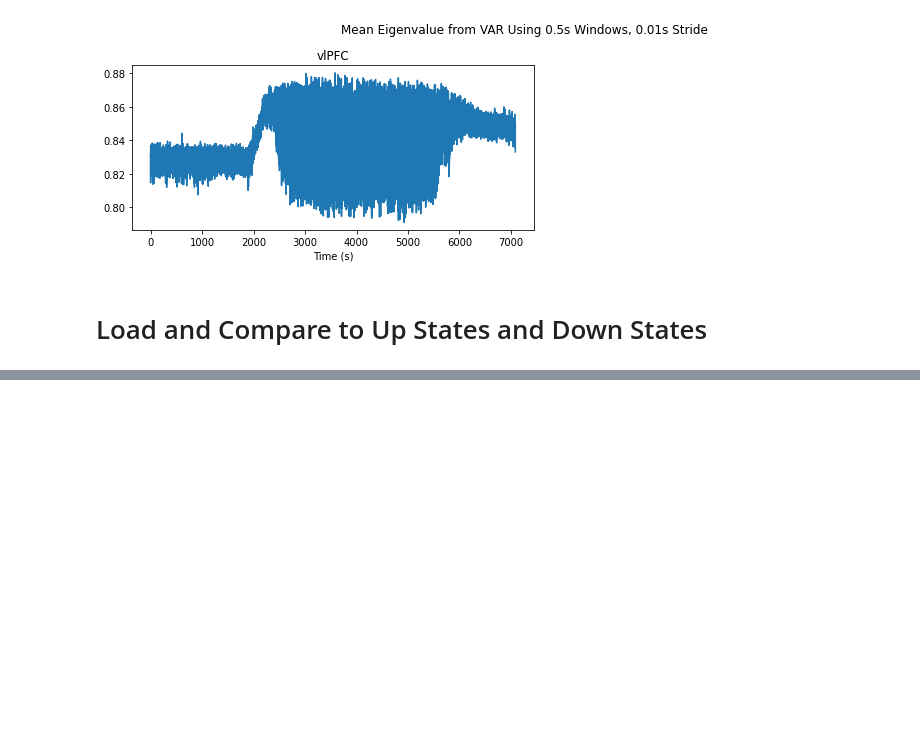
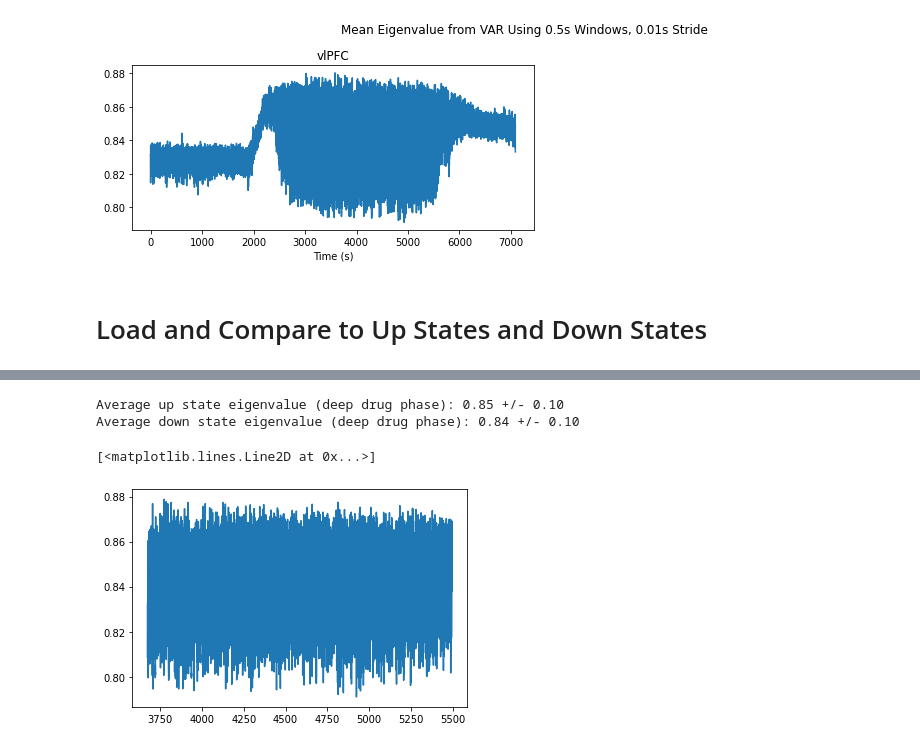
Before and after one commit to adamjeisen/ChaoticConsciousness, a Jupyter notebook: _sandbox/reservoir_computing/2021-08-10 - VAR Window Sizing + Overlap.ipynb, the cells around one changed output, grey strips where cells are left out. Drawn from its saved outputs; the diff is of its cells as text; code cells hidden in the pictures; blank space fills up the shorter version.

```diff
--- a/_sandbox/reservoir_computing/2021-08-10 - VAR Window Sizing + Overlap.ipynb
+++ b/_sandbox/reservoir_computing/2021-08-10 - VAR Window Sizing + Overlap.ipynb
@@ -120,0 +192,27 @@ plt.show()
+# %%
+up_down_dict[area]
+up_down_time_vals = np.arange(len(up_down_dict[area]))*dt
+deep_drug_up_down_bool = np.logical_and(up_down_time_vals > deep_drug_start, up_down_time_vals < deep_drug_end)
+deep_drug_up_down = up_down_dict[area][deep_drug_up_down_bool]
+deep_drug_up_down_time_vals = up_down_time_vals[deep_drug_up_down_bool]
+
+up_down_state_segments = contiguous_segments(deep_drug_up_down)
+up_state_eig_bool = [False]*len(deep_drug_eigs_time_vals)
+up_state_segments = np.array(up_down_state_segments[1])*dt + deep_drug_start
+for segment in up_state_segments:
+    segment_eig_bool = np.logical_and(deep_drug_eigs_time_vals > segment[0], deep_drug_eigs_time_vals < segment[1])
+    up_state_eig_bool = np.logical_or(up_state_eig_bool, segment_eig_bool)
+
+up_state_eigs = deep_drug_eigs[up_state_eig_bool]
+down_state_eigs = deep_drug_eigs[~up_state_eig_bool]
+
+print(f"Average up state eigenvalue (deep drug phase): {up_state_eigs.mean():.2f} +/- {up_state_eigs.std():.2f}")
+print(f"Average down state eigenvalue (deep drug phase): {down_state_eigs.mean():.2f} +/- {down_state_eigs.std():.2f}")
+# %% [output]
+Average up state eigenvalue (deep drug phase): 0.85 +/- 0.10
+Average down state eigenvalue (deep drug phase): 0.84 +/- 0.10
+# %%
+plt.plot(deep_anesthesia_eigs_time_vals, deep_anesthesia_eigs.mean(1))
+# %% [output]
+[<matplotlib.lines.Line2D at 0x...>]
+[figure, added]
```
Also changed, not shown: parts of 11 cells of this notebook, 1 other file.
